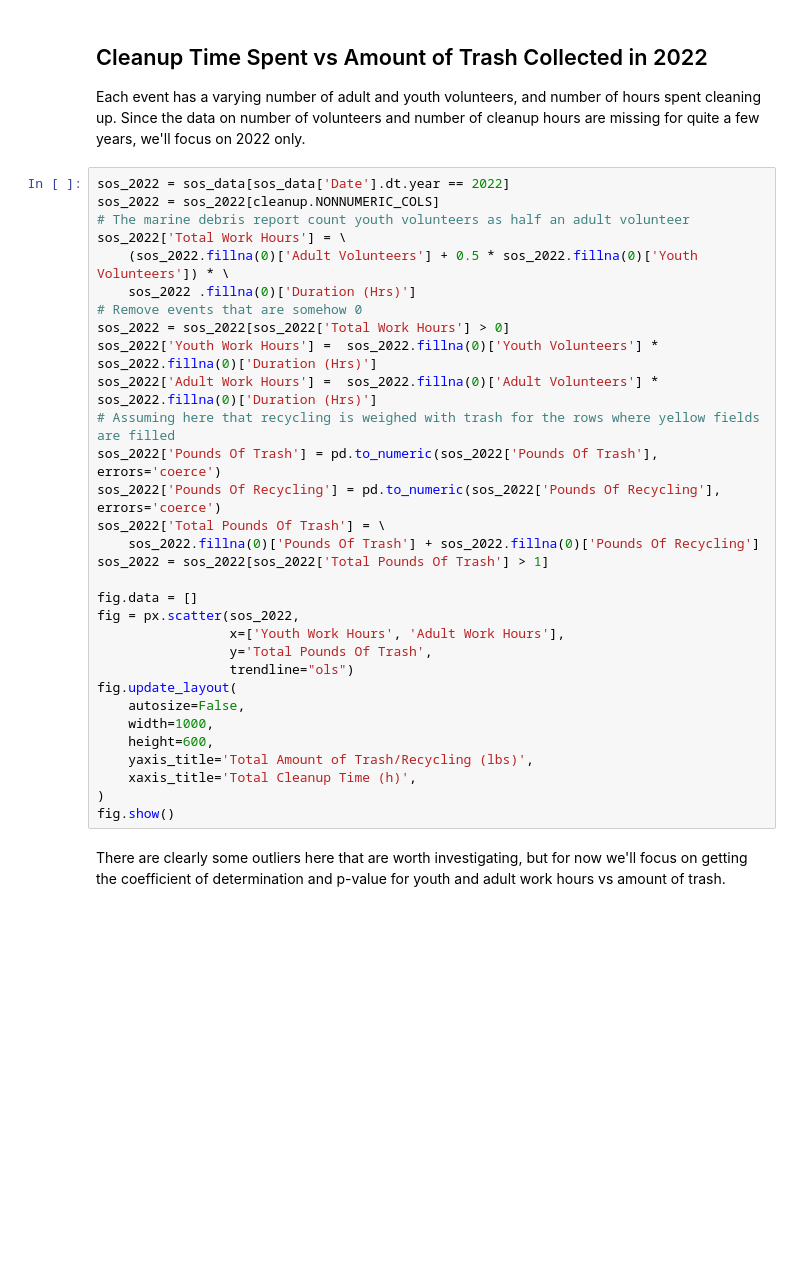
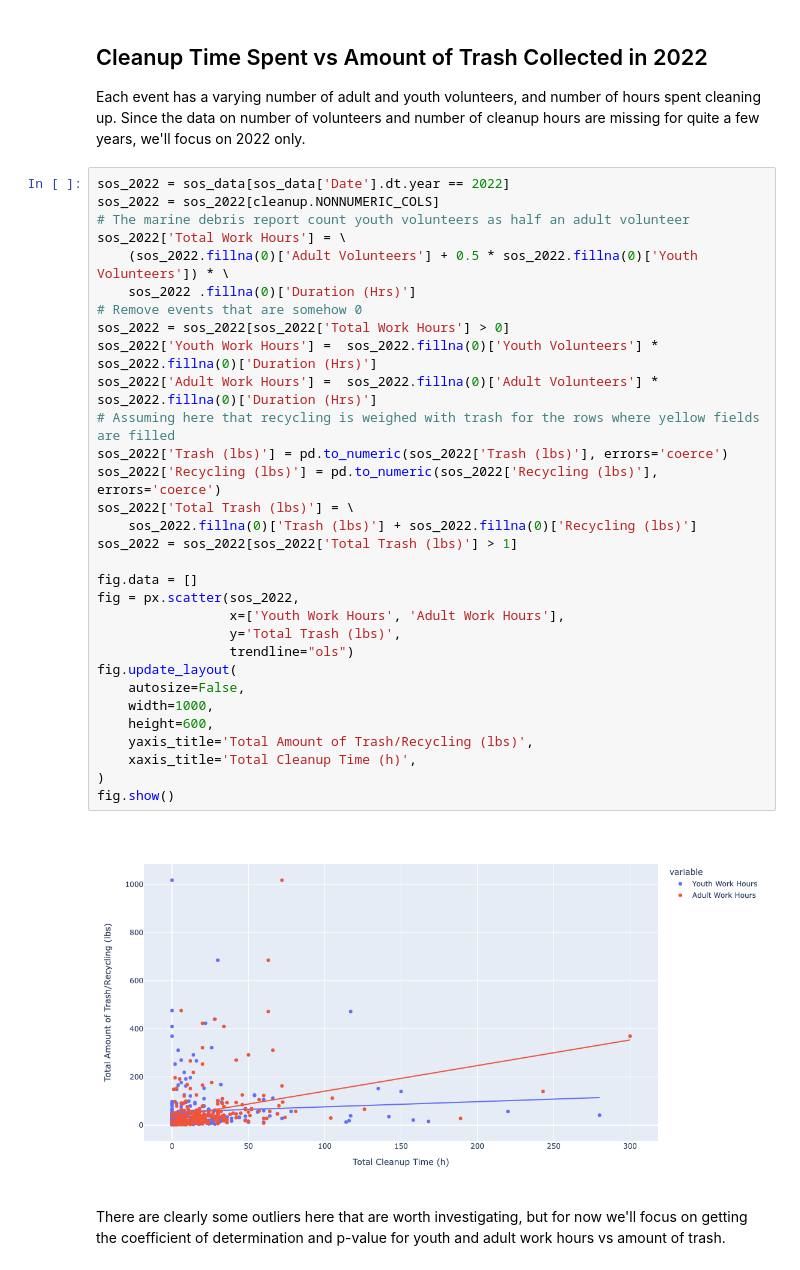
Before and after one commit to jennyfolkesson/saveOurShores, a Jupyter notebook: SOS_cleanup_data.ipynb, the cells around one changed output. Cells and saved outputs as stored; diff of their text form; blank space fills up the shorter version.

```diff
--- a/SOS_cleanup_data.ipynb
+++ b/SOS_cleanup_data.ipynb
@@ -192,34 +192,36 @@ Each event has a varying number of adult and youth volunteers, and number of hou
 # %%
 sos_2022 = sos_data[sos_data['Date'].dt.year == 2022]
 sos_2022 = sos_2022[cleanup.NONNUMERIC_COLS]
 # The marine debris report count youth volunteers as half an adult volunteer
 sos_2022['Total Work Hours'] = \
     (sos_2022.fillna(0)['Adult Volunteers'] + 0.5 * sos_2022.fillna(0)['Youth Volunteers']) * \
     sos_2022 .fillna(0)['Duration (Hrs)']
 # Remove events that are somehow 0
 sos_2022 = sos_2022[sos_2022['Total Work Hours'] > 0]
 sos_2022['Youth Work Hours'] =  sos_2022.fillna(0)['Youth Volunteers'] * sos_2022.fillna(0)['Duration (Hrs)']
 sos_2022['Adult Work Hours'] =  sos_2022.fillna(0)['Adult Volunteers'] * sos_2022.fillna(0)['Duration (Hrs)']
 # Assuming here that recycling is weighed with trash for the rows where yellow fields are filled
-sos_2022['Pounds Of Trash'] = pd.to_numeric(sos_2022['Pounds Of Trash'], errors='coerce')
-sos_2022['Pounds Of Recycling'] = pd.to_numeric(sos_2022['Pounds Of Recycling'], errors='coerce')
-sos_2022['Total Pounds Of Trash'] = \
-    sos_2022.fillna(0)['Pounds Of Trash'] + sos_2022.fillna(0)['Pounds Of Recycling']
-sos_2022 = sos_2022[sos_2022['Total Pounds Of Trash'] > 1]
+sos_2022['Trash (lbs)'] = pd.to_numeric(sos_2022['Trash (lbs)'], errors='coerce')
+sos_2022['Recycling (lbs)'] = pd.to_numeric(sos_2022['Recycling (lbs)'], errors='coerce')
+sos_2022['Total Trash (lbs)'] = \
+    sos_2022.fillna(0)['Trash (lbs)'] + sos_2022.fillna(0)['Recycling (lbs)']
+sos_2022 = sos_2022[sos_2022['Total Trash (lbs)'] > 1]
 
 fig.data = []
 fig = px.scatter(sos_2022,
                  x=['Youth Work Hours', 'Adult Work Hours'],
-                 y='Total Pounds Of Trash',
+                 y='Total Trash (lbs)',
                  trendline="ols")
 fig.update_layout(
     autosize=False,
     width=1000,
     height=600,
     yaxis_title='Total Amount of Trash/Recycling (lbs)',
     xaxis_title='Total Cleanup Time (h)',
 )
 fig.show()
+# %% [output]
+[figure, added]
 # %% [markdown]
 There are clearly some outliers here that are worth investigating, but for now we'll focus on getting the coefficient of determination and p-value for youth and adult work hours vs amount of trash.
 # %%
```
Also changed, not shown: parts of 10 cells of this notebook, 1 other file.
